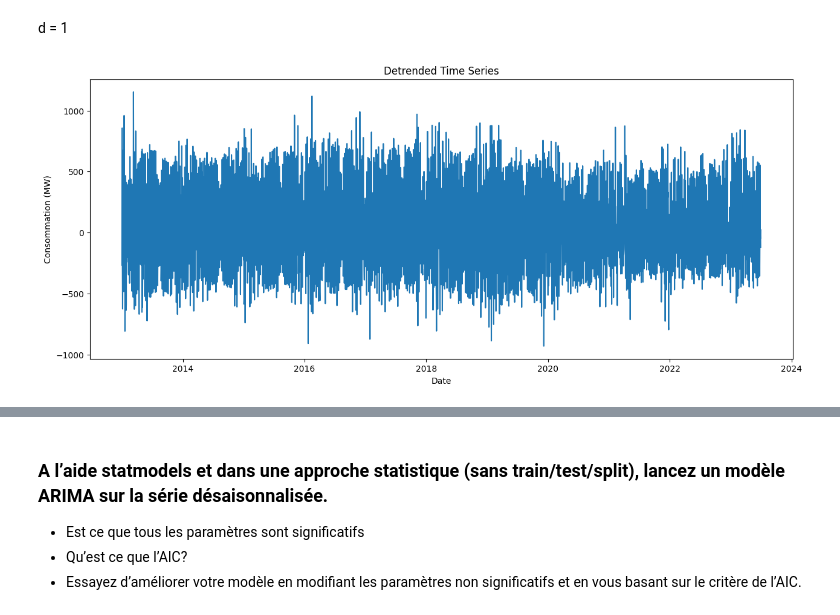
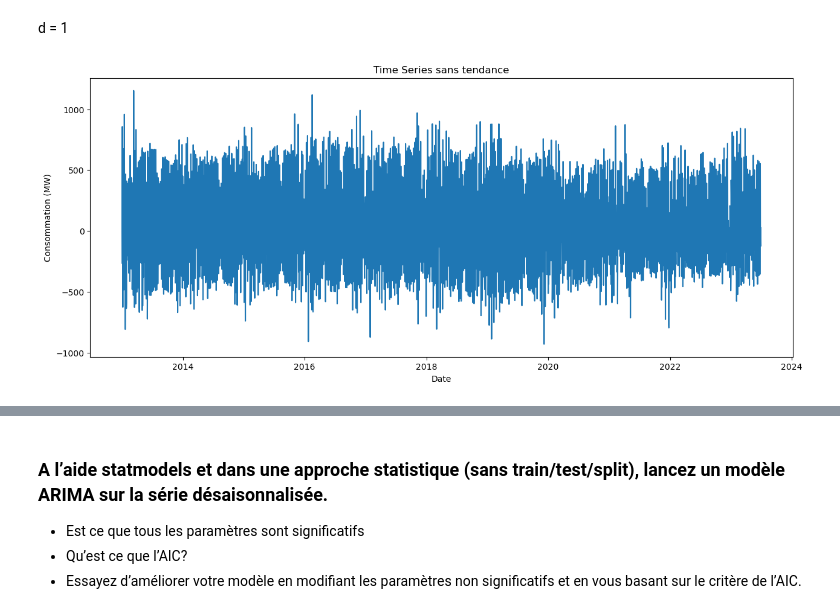
Before and after one commit to ForskyOnly/time_series, a Jupyter notebook: models.ipynb, the cells around one changed output, grey strips where cells are left out. Saved outputs shown, nothing was run; the diff lists cells and outputs as text; code cells hidden in the pictures.

```diff
--- a/models.ipynb
+++ b/models.ipynb
@@ -60,12 +60,11 @@ plt.show()
 # %%
 decomposition = seasonal_decompose(df['consommation_brute_electricite_rte'], period=365)
 
-seasonal_component = decomposition.seasonal
-# Remove the seasonal component to get the deseasonalized time series
-deseasonalized_series = df['consommation_brute_electricite_rte'] - seasonal_component
+composant_saisonier = decomposition.seasonal
+serie_desaisonalise = df['consommation_brute_electricite_rte'] - composant_saisonier
 
 plt.figure(figsize=(15, 6))
-plt.plot(deseasonalized_series.index, deseasonalized_series)
+plt.plot(serie_desaisonalise.index, serie_desaisonalise)
 plt.title('Désaisonalisation')
 plt.xlabel('Date')
 plt.ylabel('Consommation (MW)')
@@ -83,14 +82,14 @@ plt.show()
 # %% [markdown]
 d = 1
 # %%
-deseasonalized_diff_series = deseasonalized_series.diff().dropna()
+serie_diff_desaisonalise = serie_desaisonalise.diff().dropna()
 
 plt.figure(figsize=(15, 6))
-plt.plot(deseasonalized_diff_series.index, deseasonalized_diff_series)
-plt.title('Detrended Time Series')
+plt.plot(serie_diff_desaisonalise.index, serie_diff_desaisonalise)
+plt.title('Time Series sans tendance')
 plt.xlabel('Date')
 plt.ylabel('Consommation (MW)')
 plt.show()
 # %% [output]
-[figure, old version]
+[figure, new version]
 # %%
```
Also changed, not shown: parts of 35 cells of this notebook.
